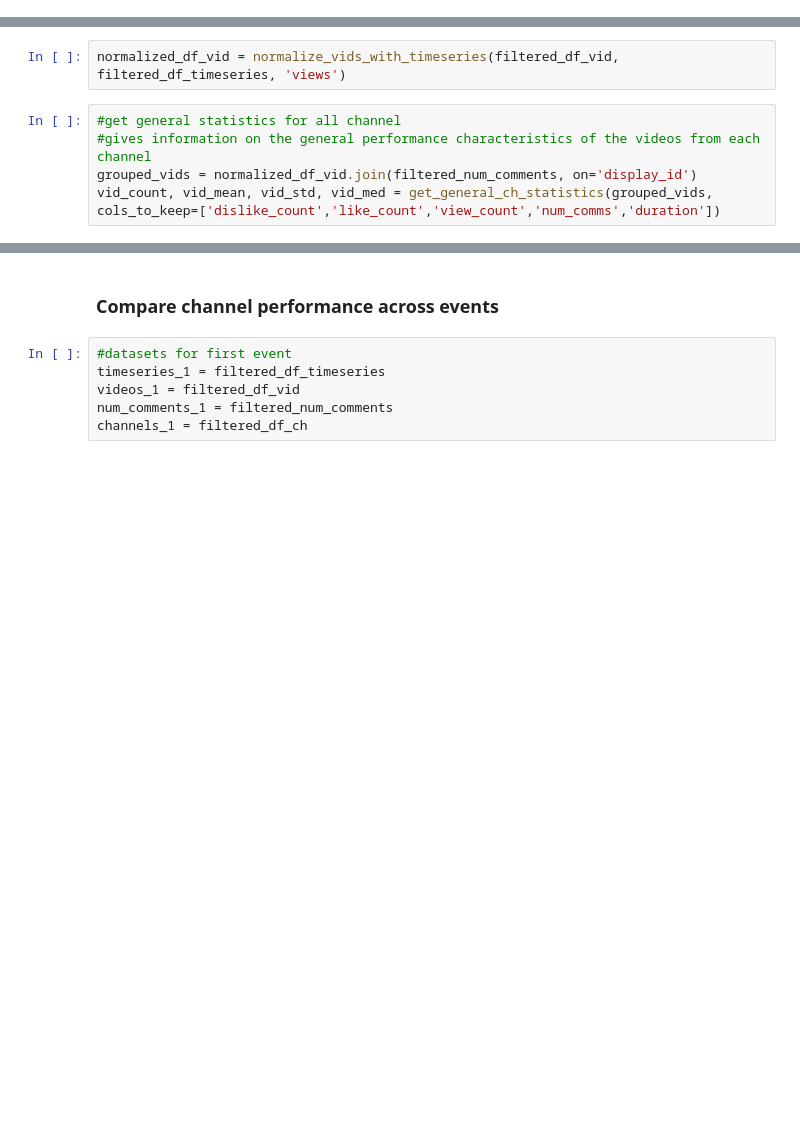
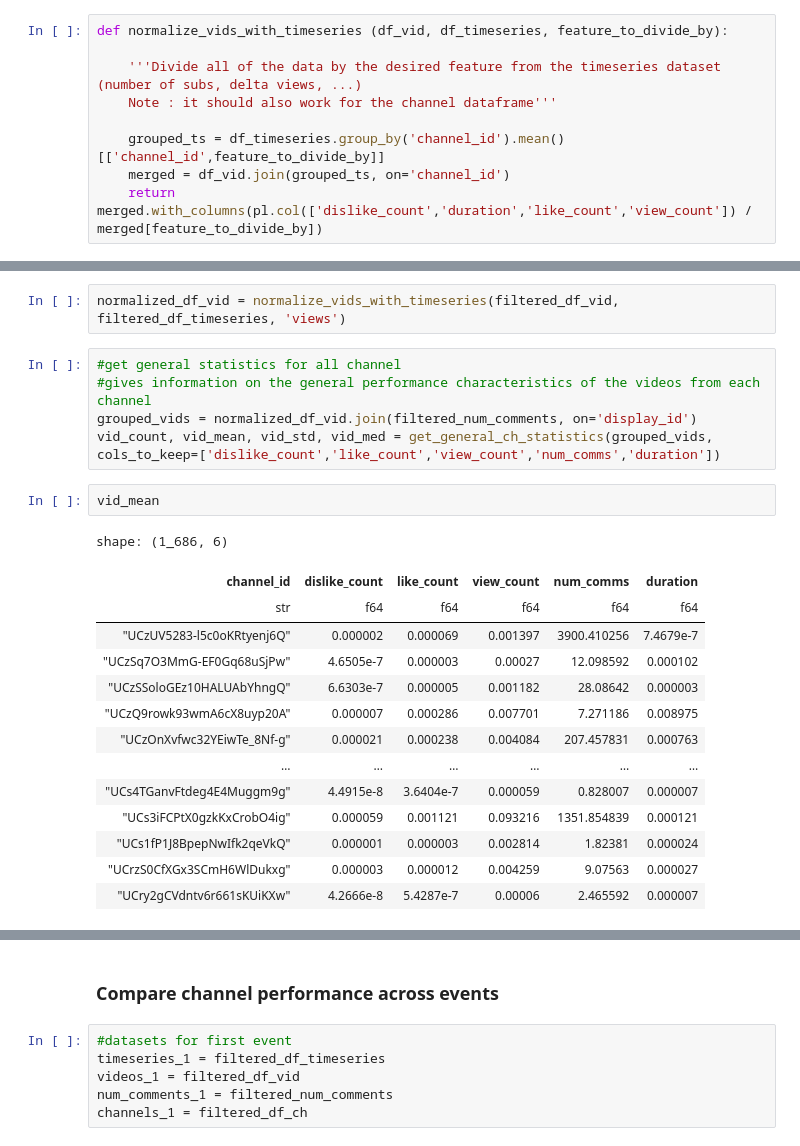
Before and after one commit to epfl-ada/ada-2024-project-lil0mohammadali, a Jupyter notebook: analysis.ipynb, the cells around one changed output, grey strips where cells are left out. Cells and saved outputs as stored; diff of their text form; blank space fills up the shorter version.

```diff
--- a/analysis.ipynb
+++ b/analysis.ipynb
@@ -121,6 +301,15 @@ Ftest_between_two_channels(filtered_df_timeseries, channel_dict['ABC News'],chan
 ### Compare channel's video performance when normalized by size (number of subscribers or number of views)
 # %% [markdown]
 ##### Normalize by subs
+# %%
+def normalize_vids_with_timeseries (df_vid, df_timeseries, feature_to_divide_by):
+
+    '''Divide all of the data by the desired feature from the timeseries dataset (number of subs, delta views, ...)
+    Note : it should also work for the channel dataframe'''
+
+    grouped_ts = df_timeseries.group_by('channel_id').mean()[['channel_id',feature_to_divide_by]]
+    merged = df_vid.join(grouped_ts, on='channel_id')
+    return merged.with_columns(pl.col(['dislike_count','duration','like_count','view_count']) / merged[feature_to_divide_by])
 # %%
 normalized_df_vid = normalize_vids_with_timeseries(filtered_df_vid, filtered_df_timeseries, 'subs')
 # %%
@@ -142,5 +349,22 @@ normalized_df_vid = normalize_vids_with_timeseries(filtered_df_vid, filtered_df_
 #gives information on the general performance characteristics of the videos from each channel
 grouped_vids = normalized_df_vid.join(filtered_num_comments, on='display_id')
 vid_count, vid_mean, vid_std, vid_med = get_general_ch_statistics(grouped_vids, cols_to_keep=['dislike_count','like_count','view_count','num_comms','duration'])
+# %%
+vid_mean
+# %% [output]
+shape: (1_686, 6)
+| channel_id | dislike_count | like_count | view_count | num_comms | duration |
+| str | f64 | f64 | f64 | f64 | f64 |
+| "UCzUV5283-l5c0oKRtyenj6Q" | 0.000002 | 0.000069 | 0.001397 | 3900.410256 | 7.4679e-7 |
+| "UCzSq7O3MmG-EF0Gq68uSjPw" | 4.6505e-7 | 0.000003 | 0.00027 | 12.098592 | 0.000102 |
+| "UCzSSoloGEz10HALUAbYhngQ" | 6.6303e-7 | 0.000005 | 0.001182 | 28.08642 | 0.000003 |
+| "UCzQ9rowk93wmA6cX8uyp20A" | 0.000007 | 0.000286 | 0.007701 | 7.271186 | 0.008975 |
+| "UCzOnXvfwc32YEiwTe_8Nf-g" | 0.000021 | 0.000238 | 0.004084 | 207.457831 | 0.000763 |
+| … | … | … | … | … | … |
+| "UCs4TGanvFtdeg4E4Muggm9g" | 4.4915e-8 | 3.6404e-7 | 0.000059 | 0.828007 | 0.000007 |
+| "UCs3iFCPtX0gzkKxCrobO4ig" | 0.000059 | 0.001121 | 0.093216 | 1351.854839 | 0.000121 |
+| "UCs1fP1J8BpepNwIfk2qeVkQ" | 0.000001 | 0.000003 | 0.002814 | 1.82381 | 0.000024 |
+| "UCrzS0CfXGx3SCmH6WlDukxg" | 0.000003 | 0.000012 | 0.004259 | 9.07563 | 0.000027 |
+| "UCry2gCVdntv6r661sKUiKXw" | 4.2666e-8 | 5.4287e-7 | 0.00006 | 2.465592 | 0.000007 |
 # %%
 cov = plot_covariance (vid_mean.drop('duration'),'Covariance matrix between channels normalized by views', 'Histogram of covariances')
```
Also changed, not shown: parts of 29 cells of this notebook, 2 other files.
